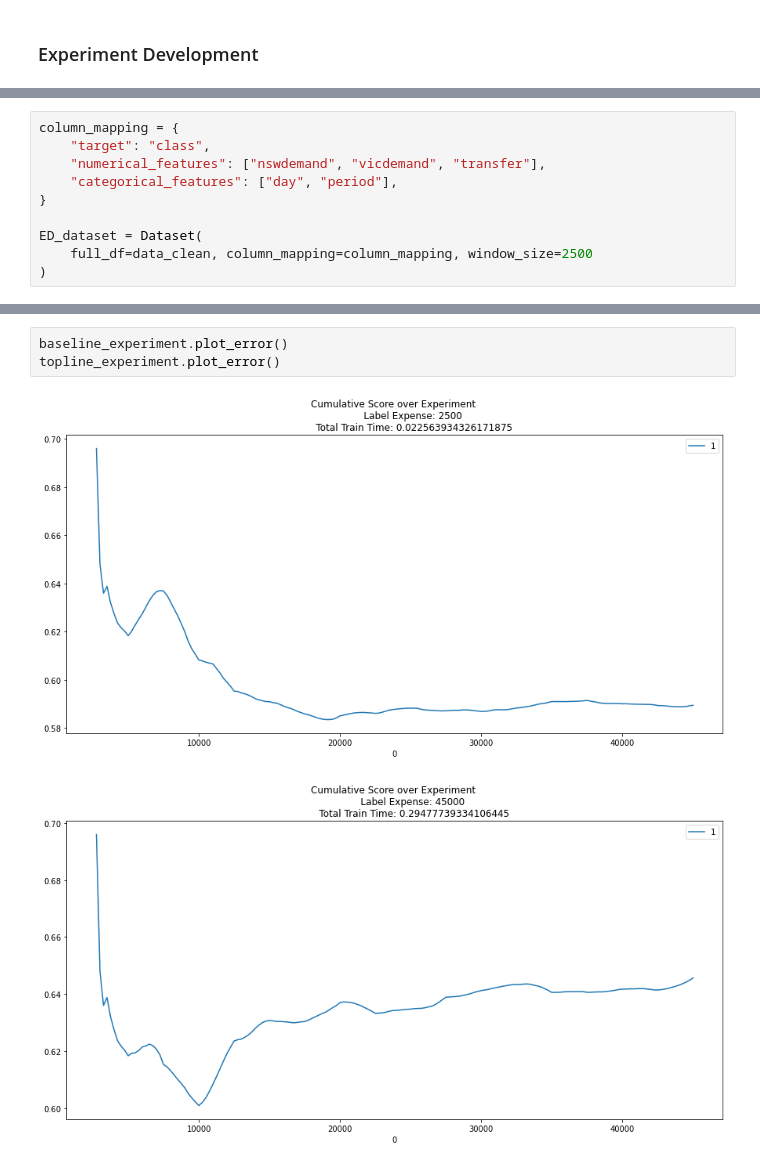
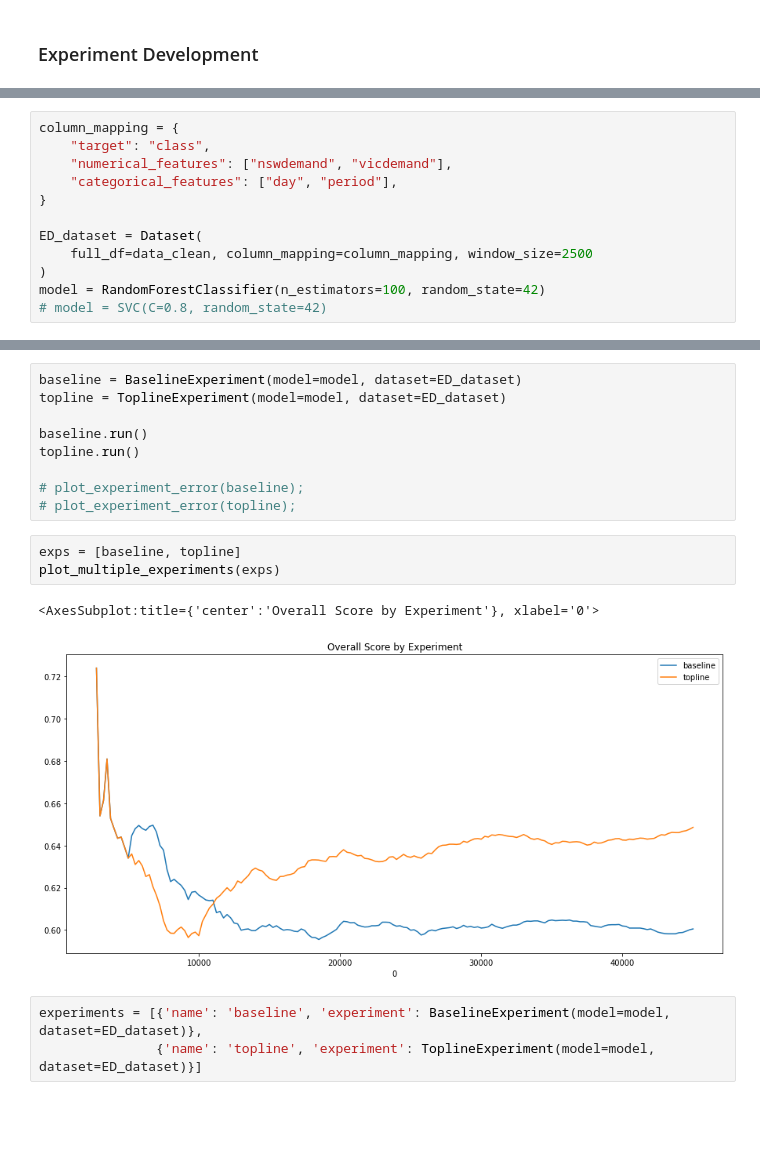
Before and after one commit to fastforwardlabs/concept-drift, a Jupyter notebook: notebooks/Test_Harness_Dev.ipynb, the cells around one changed output, grey strips where cells are left out. Drawn from its saved outputs; the diff is of its cells as text; blank space fills up the shorter version.

```diff
--- a/notebooks/Test_Harness_Dev.ipynb
+++ b/notebooks/Test_Harness_Dev.ipynb
@@ -69,10 +74,12 @@ from test_harness.experiments.experiment import Experiment
 # %%
 column_mapping = {
     "target": "class",
-    "numerical_features": ["nswdemand", "vicdemand", "transfer"],
+    "numerical_features": ["nswdemand", "vicdemand"],
     "categorical_features": ["day", "period"],
 }
 
 ED_dataset = Dataset(
     full_df=data_clean, column_mapping=column_mapping, window_size=2500
 )
+model = RandomForestClassifier(n_estimators=100, random_state=42)
+# model = SVC(C=0.8, random_state=42)
@@ -109,6 +86,18 @@ WINDOW_START: 42500
-# %%
-baseline_experiment.plot_error()
-topline_experiment.plot_error()
-# %% [output]
-[figure, removed]
-[figure, removed]
+# %%
+baseline = BaselineExperiment(model=model, dataset=ED_dataset)
+topline = ToplineExperiment(model=model, dataset=ED_dataset)
+
+baseline.run()
+topline.run()
+
+# plot_experiment_error(baseline);
+# plot_experiment_error(topline);
+# %%
+exps = [baseline, topline]
+plot_multiple_experiments(exps)
+# %% [output]
+<AxesSubplot:title={'center':'Overall Score by Experiment'}, xlabel='0'>
+[figure, added]
+# %%
+experiments = [{'name': 'baseline', 'experiment': BaselineExperiment(model=model, dataset=ED_dataset)},
+               {'name': 'topline', 'experiment': ToplineExperiment(model=model, dataset=ED_dataset)}]
```
Also changed, not shown: parts of 2 cells of this notebook.
